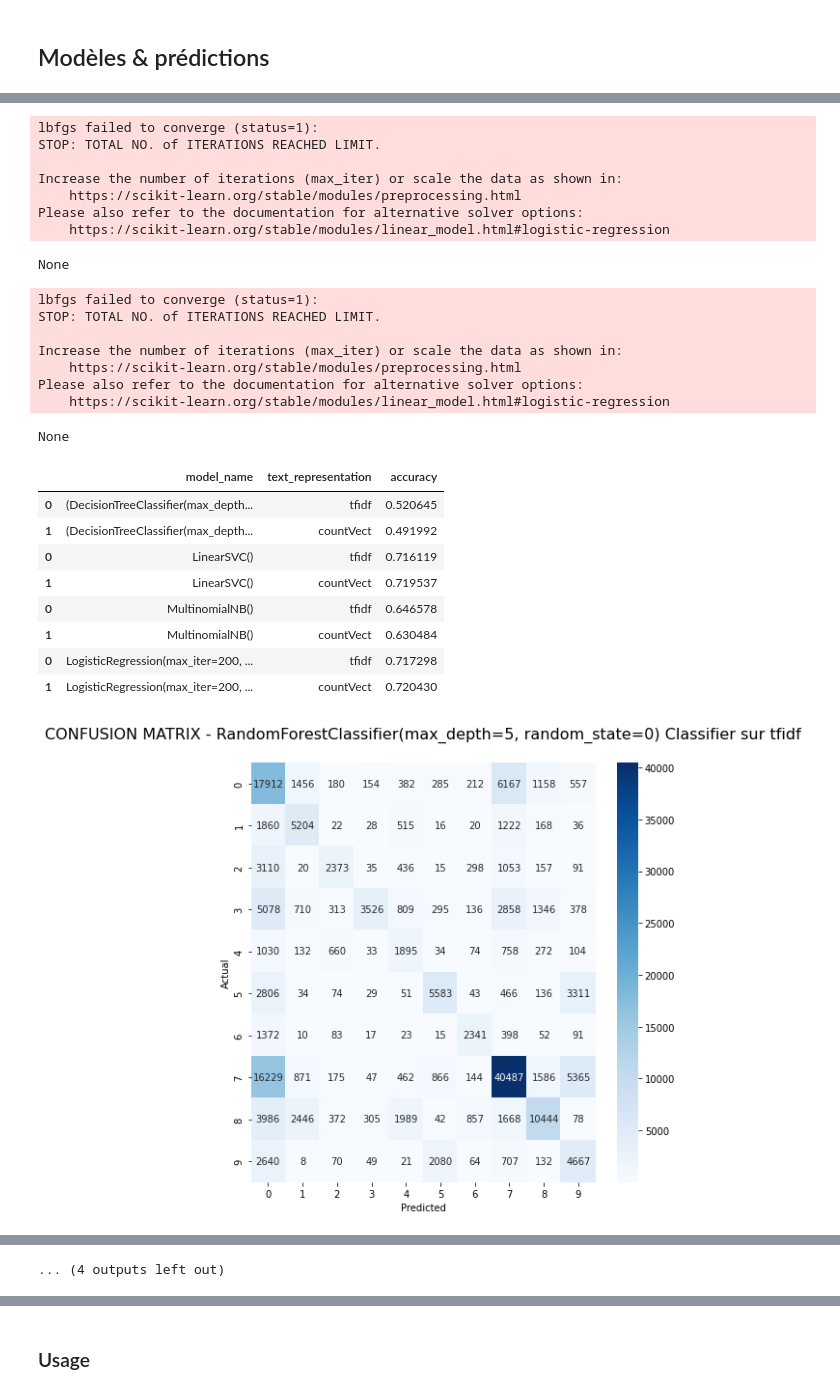
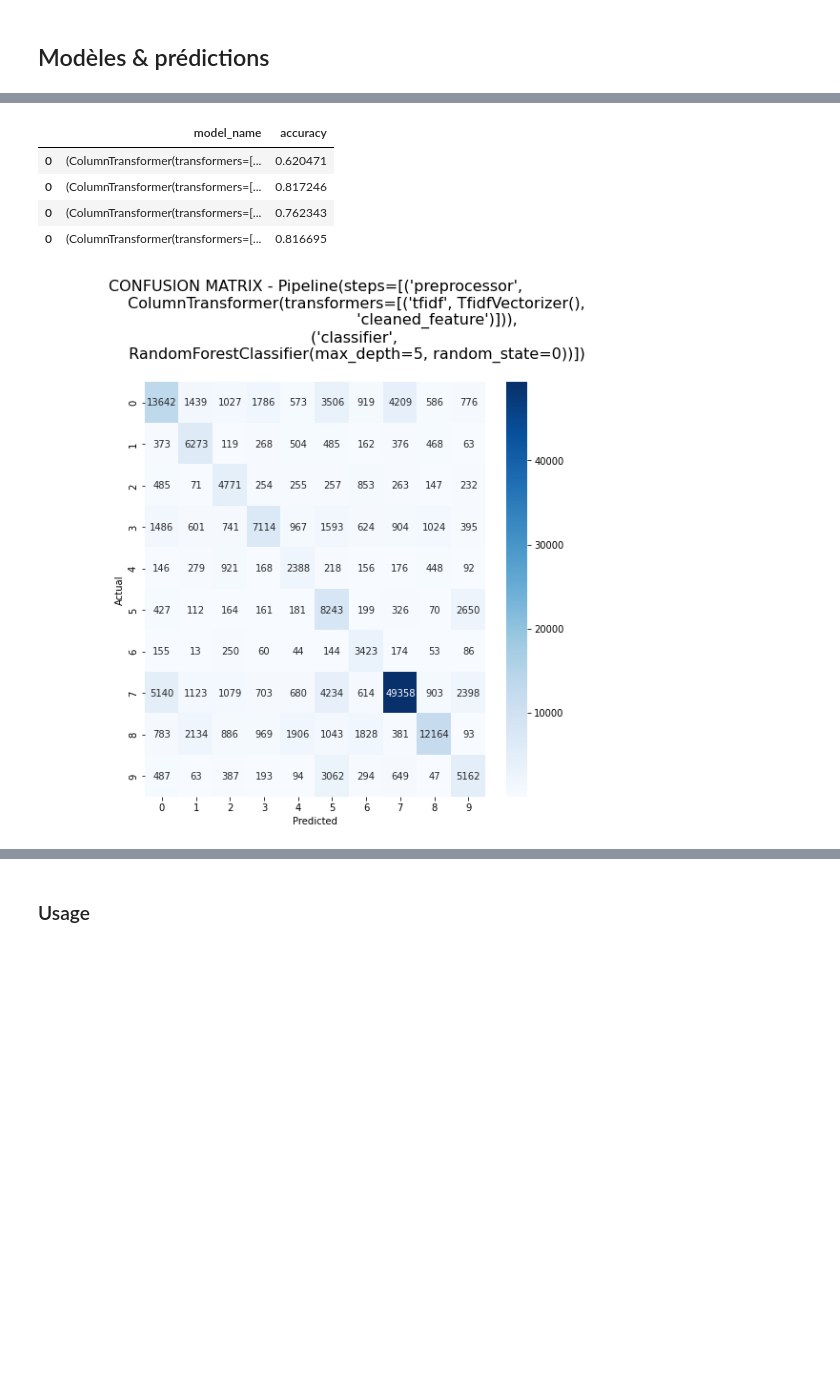
Before and after one commit to azur-scd/dagster-workflows, a Jupyter notebook: notebooks/bso_multi-classification_model.ipynb, the cells around one changed output, grey strips where cells are left out. Drawn from its saved outputs; the diff is of its cells as text; code cells hidden in the pictures; blank space fills up the shorter version.

```diff
--- a/notebooks/bso_multi-classification_model.ipynb
+++ b/notebooks/bso_multi-classification_model.ipynb
@@ -619,0 +655,6 @@ dump(tfidf_vect, open('../app/bso_publis_scopus/06_models/tfidf_vect.pkl', 'wb')
+# %%
+# perform pca
+# Alternative PCA : see https://scikit-learn.org/stable/modules/generated/sklearn.decomposition.TruncatedSVD.html
+svd = TruncatedSVD(n_components=2, random_state=42)
+X_train_miss = svd.fit_transform(X_train_miss)
+X_test = svd.transform(X_test)
@@ -619,0 +663,3 @@ dump(tfidf_vect, open('../app/bso_publis_scopus/06_models/tfidf_vect.pkl', 'wb')
+# %%
+rfc = RandomForestClassifier(random_state=42)
+rfc.fit(X_train_miss, y_train_miss.values.ravel())
@@ -619,0 +706,2 @@ dump(tfidf_vect, open('../app/bso_publis_scopus/06_models/tfidf_vect.pkl', 'wb')
+# %%
+y_pred = pipe.predict(X_test)
@@ -666 +718,9 @@ def apply_model(model):
+# %%
+def print_confusion_matrix(model,y_pred):
+    conf_mat = confusion_matrix(y_test, y_pred)
+    fig, ax = plt.subplots(figsize=(8,8))
+    sns.heatmap(conf_mat, annot=True, cmap="Blues", fmt='d')
+    plt.ylabel('Actual')
+    plt.xlabel('Predicted')
+    plt.title(f"CONFUSION MATRIX - {model}\n", size=16)
 # %% [markdown]
@@ -668,14 +728,31 @@ def apply_model(model):
 # %%
-df_result = pd.DataFrame(columns=['model_name', 'text_representation', 'accuracy'])
-models = [
+df_result = pd.DataFrame(columns=['model_name', 'accuracy'])
+classifiers = [
     RandomForestClassifier(n_estimators=100, max_depth=5, random_state=0),
     LinearSVC(),
     MultinomialNB(),
-    LogisticRegression(multi_class='multinomial', solver='lbfgs',max_iter=200),
+    LogisticRegression(multi_class='multinomial', solver='lbfgs',max_iter=1000),
 ]
 
-for model in models:
-    df_result = df_result.append(apply_model(model))
+for classifier  in classifiers:
+  preprocessor = ColumnTransformer(
+    transformers=[
+         ('tfidf', TfidfVectorizer(), 'cleaned_feature'), #TfidfVectorizer accepts column name only between quotes
+    ],
+    )
+  pipe = pipeline.Pipeline(
+      steps=[
+        ('preprocessor', preprocessor),
+        #('pca', TruncatedSVD(n_components=5, random_state=42)),
+        ('classifier', classifier),
+     ],
+    )
+  model = pipe.fit(X_train_miss, y_train_miss.values.ravel())
+  y_pred = model.predict(X_test)
+  accuracy = metrics.accuracy_score(y_test,y_pred)
+  print(print_confusion_matrix(model,y_pred))
+  df_result = df_result.append([{"model_name" : model, "accuracy" : accuracy}])
+
 df_result
 # %% [output]
 None
@@ -688,26 +762,6 @@ None
-lbfgs failed to converge (status=1):
-STOP: TOTAL NO. of ITERATIONS REACHED LIMIT.
-
-Increase the number of iterations (max_iter) or scale the data as shown in:
-    https://scikit-learn.org/stable/modules/preprocessing.html
-Please also refer to the documentation for alternative solver options:
-    https://scikit-learn.org/stable/modules/linear_model.html#logistic-regression
-None
-lbfgs failed to converge (status=1):
-STOP: TOTAL NO. of ITERATIONS REACHED LIMIT.
-
-Increase the number of iterations (max_iter) or scale the data as shown in:
-    https://scikit-learn.org/stable/modules/preprocessing.html
-Please also refer to the documentation for alternative solver options:
-    https://scikit-learn.org/stable/modules/linear_model.html#logistic-regression
-None
-|  | model_name | text_representation | accuracy |
-| 0 | (DecisionTreeClassifier(max_depth... | tfidf | 0.520645 |
-| 1 | (DecisionTreeClassifier(max_depth... | countVect | 0.491992 |
-| 0 | LinearSVC() | tfidf | 0.716119 |
-| 1 | LinearSVC() | countVect | 0.719537 |
-| 0 | MultinomialNB() | tfidf | 0.646578 |
-| 1 | MultinomialNB() | countVect | 0.630484 |
-| 0 | LogisticRegression(max_iter=200, ... | tfidf | 0.717298 |
-| 1 | LogisticRegression(max_iter=200, ... | countVect | 0.720430 |
+|  | model_name | accuracy |
+| 0 | (ColumnTransformer(transformers=[... | 0.620471 |
+| 0 | (ColumnTransformer(transformers=[... | 0.817246 |
+| 0 | (ColumnTransformer(transformers=[... | 0.762343 |
+| 0 | (ColumnTransformer(transformers=[... | 0.816695 |
-[figure, old version]
+[figure, new version]
@@ -717,2 +771 @@ None
-... (4 outputs left out)
 # %% [markdown]
```
Also changed, not shown: parts of 127 cells of this notebook, 38 other files.
